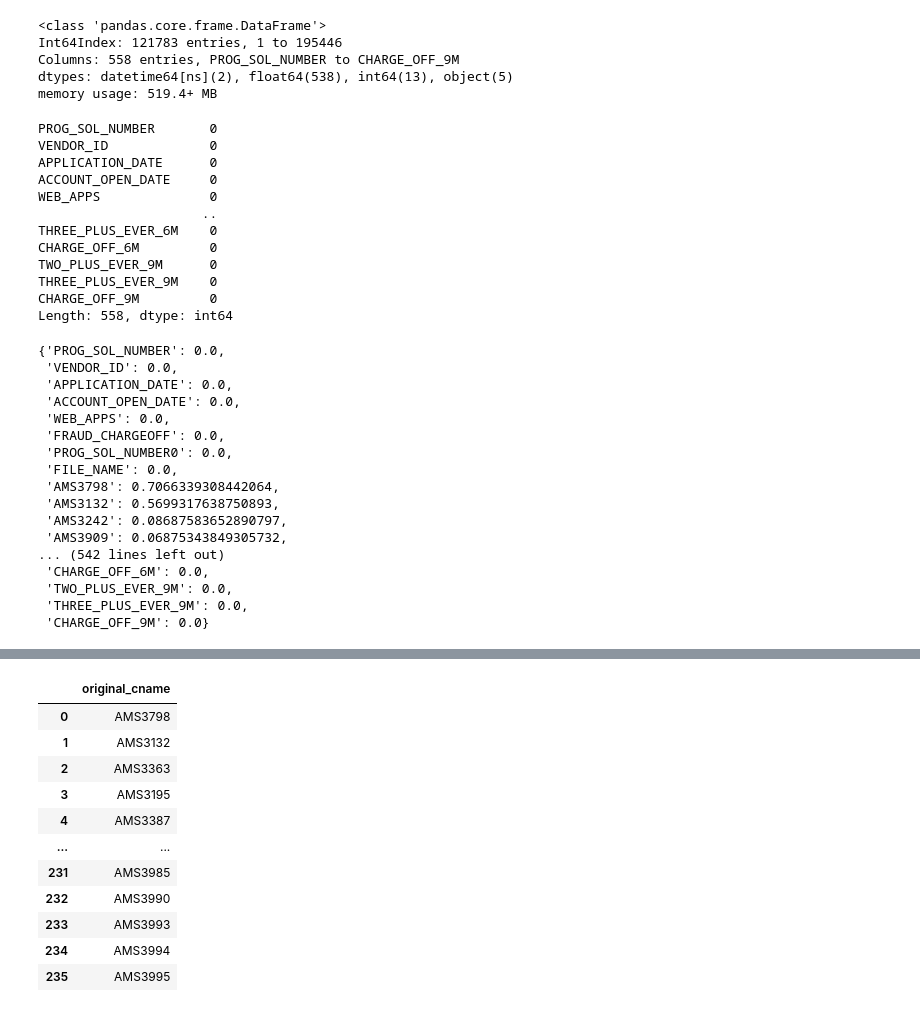
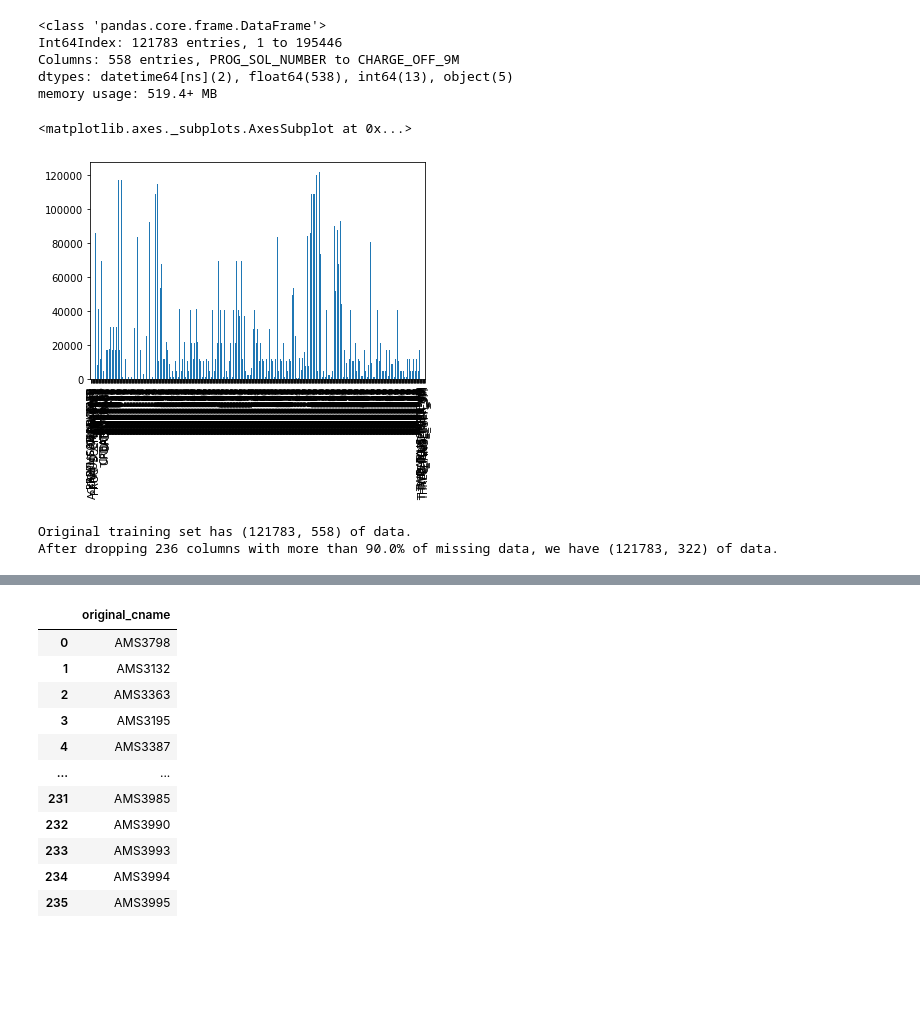
Before and after one commit to yuanzichen88/MADS-CAPSTONE, a Jupyter notebook: Cleaned_SIADS_699-Team_DoubleZ-Retail_CreditCard_Delinquency_Prediction.ipynb, the cells around one changed output, grey strips where cells are left out. Cells and saved outputs as stored; diff of their text form; code cells hidden in the pictures; blank space fills up the shorter version.

```diff
--- a/Cleaned_SIADS_699-Team_DoubleZ-Retail_CreditCard_Delinquency_Prediction.ipynb
+++ b/Cleaned_SIADS_699-Team_DoubleZ-Retail_CreditCard_Delinquency_Prediction.ipynb
@@ -124,17 +91,7 @@ dtypes: datetime64[ns](2), float64(538), int64(13), object(5)
 memory usage: 519.4+ MB
 # %%
 # check missing values
-df_train.isna().sum()
+df_train.isna().sum().T.plot.bar()
 # %% [output]
-PROG_SOL_NUMBER       0
-VENDOR_ID             0
-APPLICATION_DATE      0
-ACCOUNT_OPEN_DATE     0
-WEB_APPS              0
-                     ..
-THREE_PLUS_EVER_6M    0
-CHARGE_OFF_6M         0
-TWO_PLUS_EVER_9M      0
-THREE_PLUS_EVER_9M    0
-CHARGE_OFF_9M         0
-Length: 558, dtype: int64
+<matplotlib.axes._subplots.AxesSubplot at 0x...>
+[figure, added]
@@ -141,28 +104,9 @@ Length: 558, dtype: int64
 # %%
-# keep the column that has less than 50% of the row missing
-df_train_missing=df_train.isna()
-result=df_train_missing.sum()/len(df_train)
-
+# keep the column that has less than 10% of the row missing
 na_threshold = 0.1
-
 df_train_new = df_train.loc[:,result < na_threshold]
+print('Original training set has {} of data.'.format(df_train.shape))
+print('After dropping {} columns with more than {}% of missing data, we have {} of data.'.format((df_train.shape[1]-df_train_new.shape[1]), 100*(1-na_threshold), df_train_new.shape))
+# %% [output]
+Original training set has (121783, 558) of data.
+After dropping 236 columns with more than 90.0% of missing data, we have (121783, 322) of data.
-# %%
-{k:v for k,v in zip(result.index, list(result))}
-# %% [output]
-{'PROG_SOL_NUMBER': 0.0,
- 'VENDOR_ID': 0.0,
- 'APPLICATION_DATE': 0.0,
- 'ACCOUNT_OPEN_DATE': 0.0,
- 'WEB_APPS': 0.0,
- 'FRAUD_CHARGEOFF': 0.0,
- 'PROG_SOL_NUMBER0': 0.0,
- 'FILE_NAME': 0.0,
- 'AMS3798': 0.7066339308442064,
- 'AMS3132': 0.5699317638750893,
- 'AMS3242': 0.08687583652890797,
- 'AMS3909': 0.06875343849305732,
-... (542 lines left out)
- 'CHARGE_OFF_6M': 0.0,
- 'TWO_PLUS_EVER_9M': 0.0,
- 'THREE_PLUS_EVER_9M': 0.0,
- 'CHARGE_OFF_9M': 0.0}
```
Also changed, not shown: parts of 66 cells of this notebook, 5 other files.
